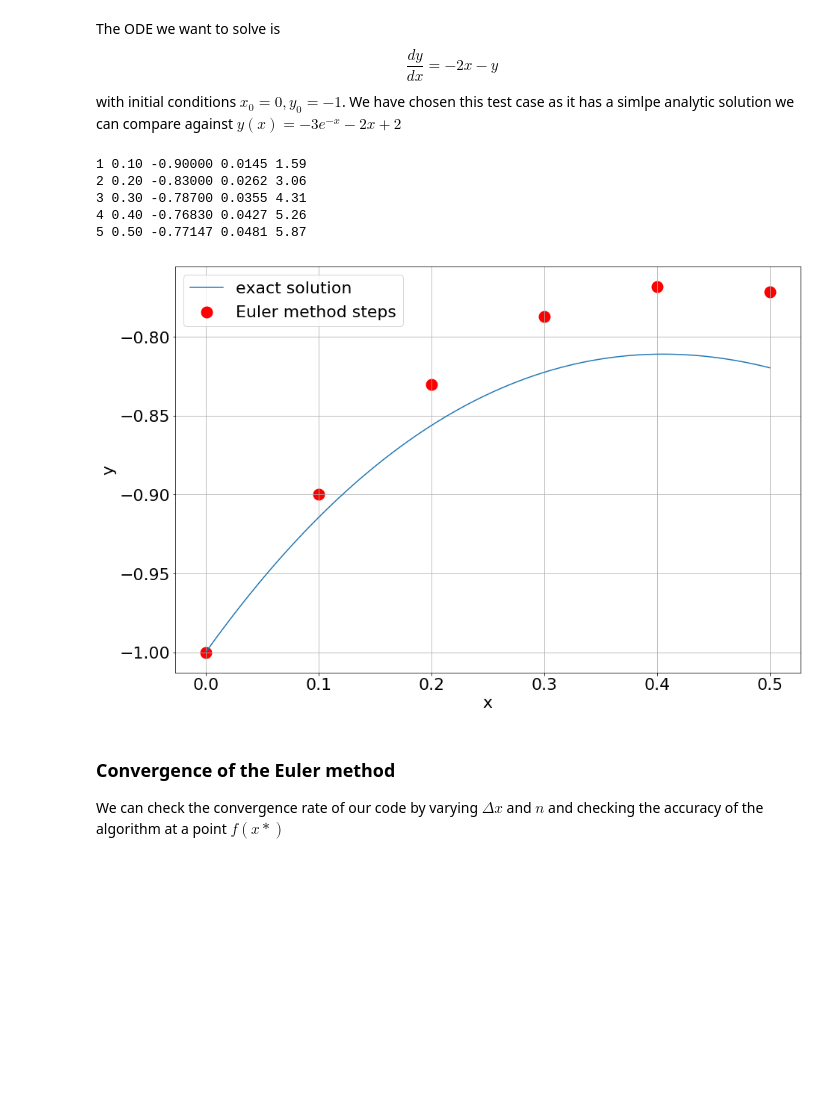
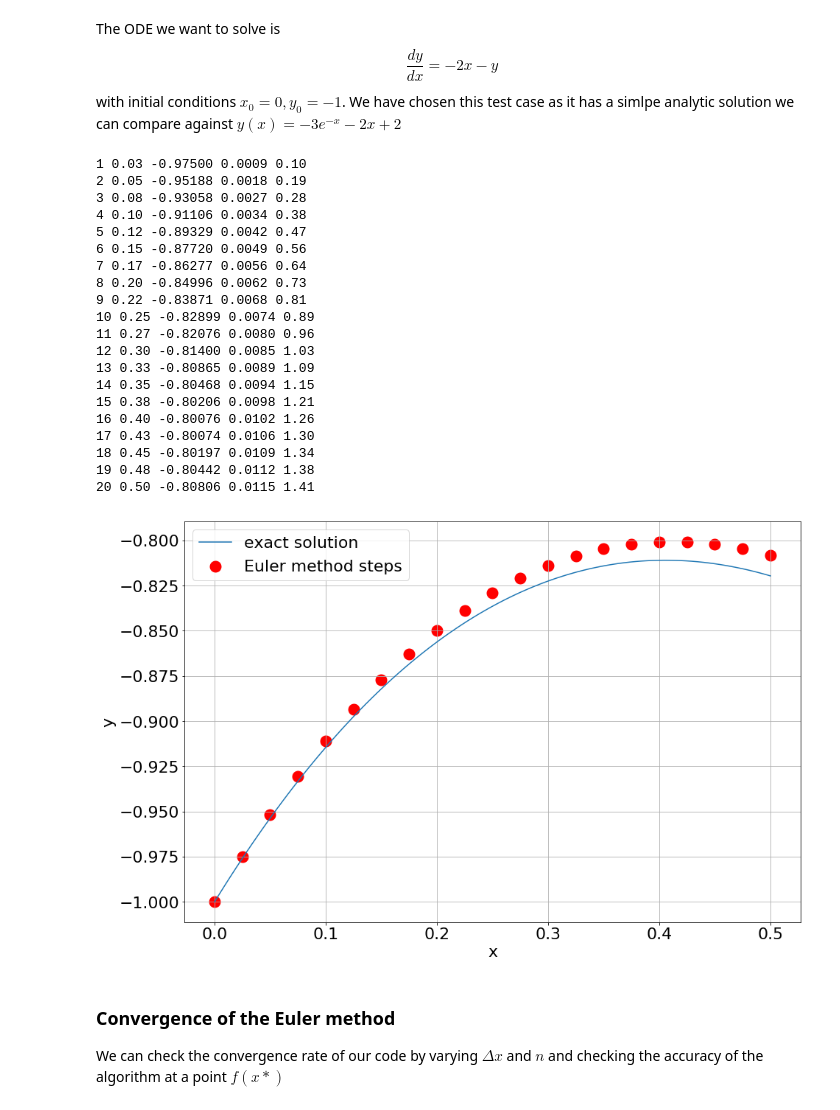
Before and after one commit to nielsw2/ACM20030-Examples, a Jupyter notebook: OrdinaryDifferentialEquations/EulerAndPredictor-CorrectorMethods.ipynb, the cells around one changed output. Drawn from its saved outputs; the diff is of its cells as text; code cells hidden in the pictures; blank space fills up the shorter version.

```diff
--- a/OrdinaryDifferentialEquations/EulerAndPredictor-CorrectorMethods.ipynb
+++ b/OrdinaryDifferentialEquations/EulerAndPredictor-CorrectorMethods.ipynb
@@ -54,20 +54,35 @@ def EulerMethod(dydx, yExact, dx, x0, y0, imax, printSteps=False, plotSteps=Fals
 # %%
 x = np.linspace(0, 0.5, 100)
 y = yExact(x)
 plt.xlabel('x')
 plt.ylabel('y')
 plt.grid(True)
 plt.plot(x,y)
 
-EulerMethod(dydx, yExact, 0.1, 0, -1, 5, True, True, 'red')
+EulerMethod(dydx, yExact, 0.025, 0, -1, 20, True, True, 'red')
 plt.legend(['exact solution', 'Euler method steps']);
 # %% [output]
-1 0.10 -0.90000 0.0145 1.59
-2 0.20 -0.83000 0.0262 3.06
-3 0.30 -0.78700 0.0355 4.31
-4 0.40 -0.76830 0.0427 5.26
-5 0.50 -0.77147 0.0481 5.87
+1 0.03 -0.97500 0.0009 0.10
+2 0.05 -0.95188 0.0018 0.19
+3 0.08 -0.93058 0.0027 0.28
+4 0.10 -0.91106 0.0034 0.38
+5 0.12 -0.89329 0.0042 0.47
+6 0.15 -0.87720 0.0049 0.56
+7 0.17 -0.86277 0.0056 0.64
+8 0.20 -0.84996 0.0062 0.73
+9 0.22 -0.83871 0.0068 0.81
+10 0.25 -0.82899 0.0074 0.89
+11 0.27 -0.82076 0.0080 0.96
+12 0.30 -0.81400 0.0085 1.03
+13 0.33 -0.80865 0.0089 1.09
+14 0.35 -0.80468 0.0094 1.15
+15 0.38 -0.80206 0.0098 1.21
+16 0.40 -0.80076 0.0102 1.26
+17 0.43 -0.80074 0.0106 1.30
+18 0.45 -0.80197 0.0109 1.34
+19 0.48 -0.80442 0.0112 1.38
+20 0.50 -0.80806 0.0115 1.41
-[figure, old version]
+[figure, new version]
 # %% [markdown]
 ### Convergence of the Euler method
 We can check the convergence rate of our code by varying $\Delta x$ and $n$ and checking the accuracy of the algorithm at a point $f(x*)$
```
Also changed, not shown: parts of 1 cell of this notebook, 3 other files.
